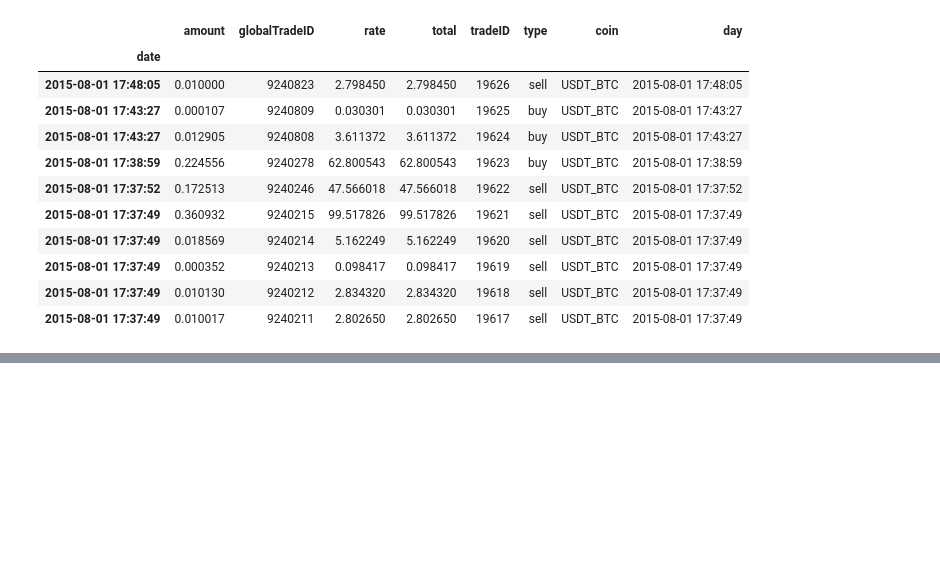
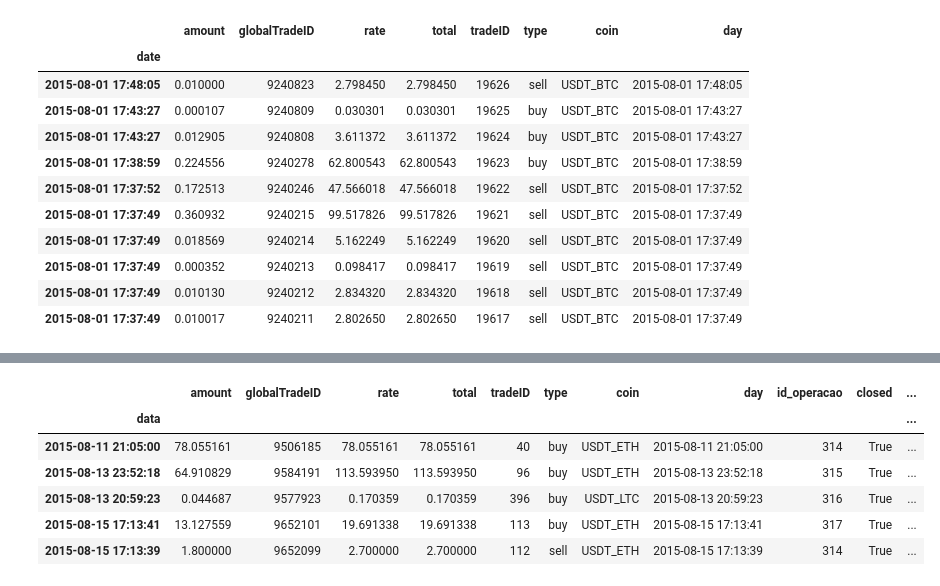
Before and after one commit to nikolasmagno/btc-alt, a Jupyter notebook: BackTest.ipynb, the cells around one changed output, grey strips where cells are left out. Cells and saved outputs as stored; diff of their text form; code cells hidden in the pictures; blank space fills up the shorter version.

```diff
--- a/BackTest.ipynb
+++ b/BackTest.ipynb
@@ -273,0 +272,12 @@ dt_operacoes.sort_values('id_operacao').head(40)
+# %%
+dt_operacoes['data'] = dt_operacoes.day
+dt_operacoes.set_index('data', inplace=True)
+dt_operacoes.head()
+# %% [output]
+|  | amount | globalTradeID | rate | total | tradeID | type | coin | day | id_operacao | closed | ... |
+| data |  |  |  |  |  |  |  |  |  |  | ... |
+| 2015-08-11 21:05:00 | 78.055161 | 9506185 | 78.055161 | 78.055161 | 40 | buy | USDT_ETH | 2015-08-11 21:05:00 | 314 | True | ... |
+| 2015-08-13 23:52:18 | 64.910829 | 9584191 | 113.593950 | 113.593950 | 96 | buy | USDT_ETH | 2015-08-13 23:52:18 | 315 | True | ... |
+| 2015-08-13 20:59:23 | 0.044687 | 9577923 | 0.170359 | 0.170359 | 396 | buy | USDT_LTC | 2015-08-13 20:59:23 | 316 | True | ... |
+| 2015-08-15 17:13:41 | 13.127559 | 9652101 | 19.691338 | 19.691338 | 113 | buy | USDT_ETH | 2015-08-15 17:13:41 | 317 | True | ... |
+| 2015-08-15 17:13:39 | 1.800000 | 9652099 | 2.700000 | 2.700000 | 112 | sell | USDT_ETH | 2015-08-15 17:13:39 | 314 | True | ... |
```
Also changed, not shown: parts of 2 cells of this notebook.
